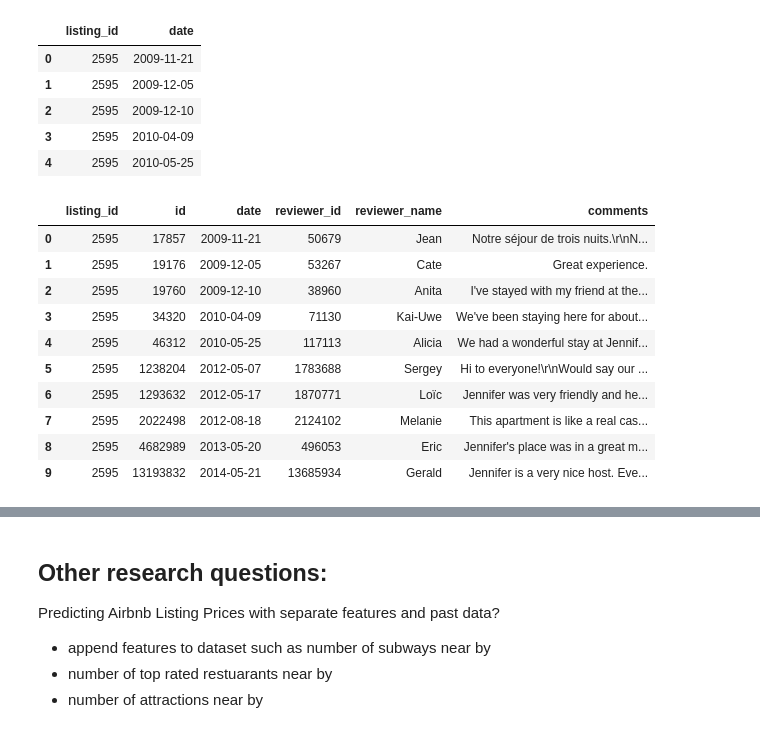
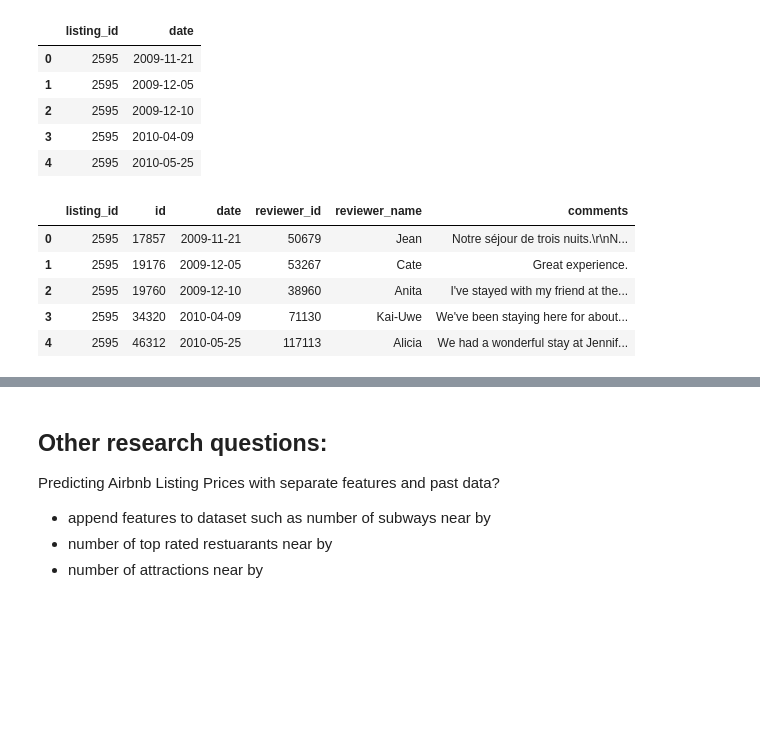
Before and after one commit to Vishnu-Rangiah/Airbnb-Open-Data, a Jupyter notebook: Topic Modeling and Sentiment Analysis.ipynb, the cells around one changed output, grey strips where cells are left out. Saved outputs shown, nothing was run; the diff lists cells and outputs as text; code cells hidden in the pictures; blank space fills up the shorter version.

```diff
--- a/Topic Modeling and Sentiment Analysis.ipynb
+++ b/Topic Modeling and Sentiment Analysis.ipynb
@@ -67,18 +88,12 @@ reviews.head()
 | 3 | 2595 | 2010-04-09 |
 | 4 | 2595 | 2010-05-25 |
 # %%
-reviews_d = pd.read_csv('reviews_d.csv')
-
-reviews_d
+reviews_d = pd.read_csv('datasets/reviews_all.csv')
+reviews_d.head()
 # %% [output]
 |  | listing_id | id | date | reviewer_id | reviewer_name | comments |
 | 0 | 2595 | 17857 | 2009-11-21 | 50679 | Jean | Notre séjour de trois nuits.\r\nN... |
 | 1 | 2595 | 19176 | 2009-12-05 | 53267 | Cate | Great experience. |
 | 2 | 2595 | 19760 | 2009-12-10 | 38960 | Anita | I've stayed with my friend at the... |
 | 3 | 2595 | 34320 | 2010-04-09 | 71130 | Kai-Uwe | We've been staying here for about... |
 | 4 | 2595 | 46312 | 2010-05-25 | 117113 | Alicia | We had a wonderful stay at Jennif... |
-| 5 | 2595 | 1238204 | 2012-05-07 | 1783688 | Sergey | Hi to everyone!\r\nWould say our ... |
-| 6 | 2595 | 1293632 | 2012-05-17 | 1870771 | Loïc | Jennifer was very friendly and he... |
-| 7 | 2595 | 2022498 | 2012-08-18 | 2124102 | Melanie | This apartment is like a real cas... |
-| 8 | 2595 | 4682989 | 2013-05-20 | 496053 | Eric | Jennifer's place was in a great m... |
-| 9 | 2595 | 13193832 | 2014-05-21 | 13685934 | Gerald | Jennifer is a very nice host. Eve... |
```
Also changed, not shown: parts of 39 cells of this notebook, 15 other files.
